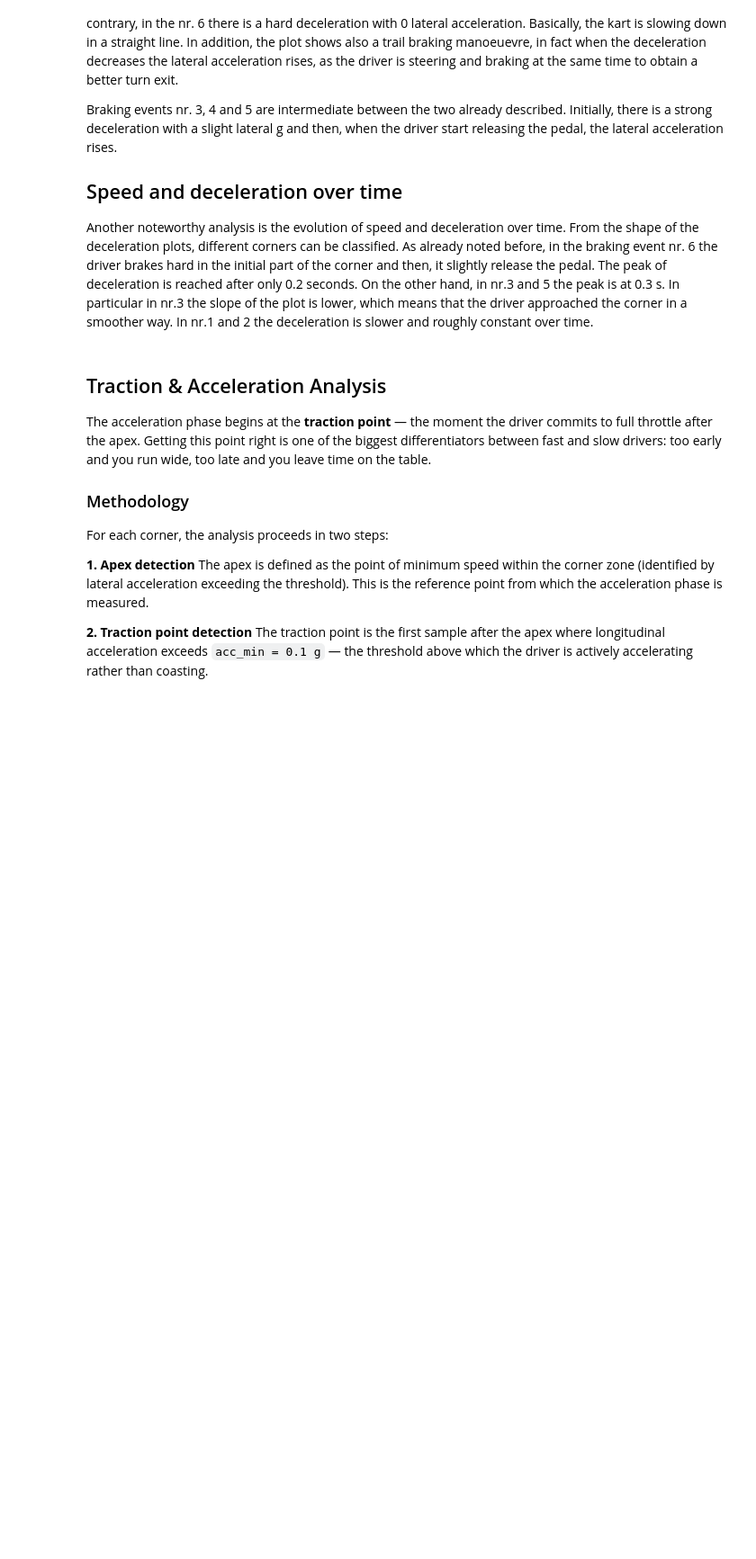
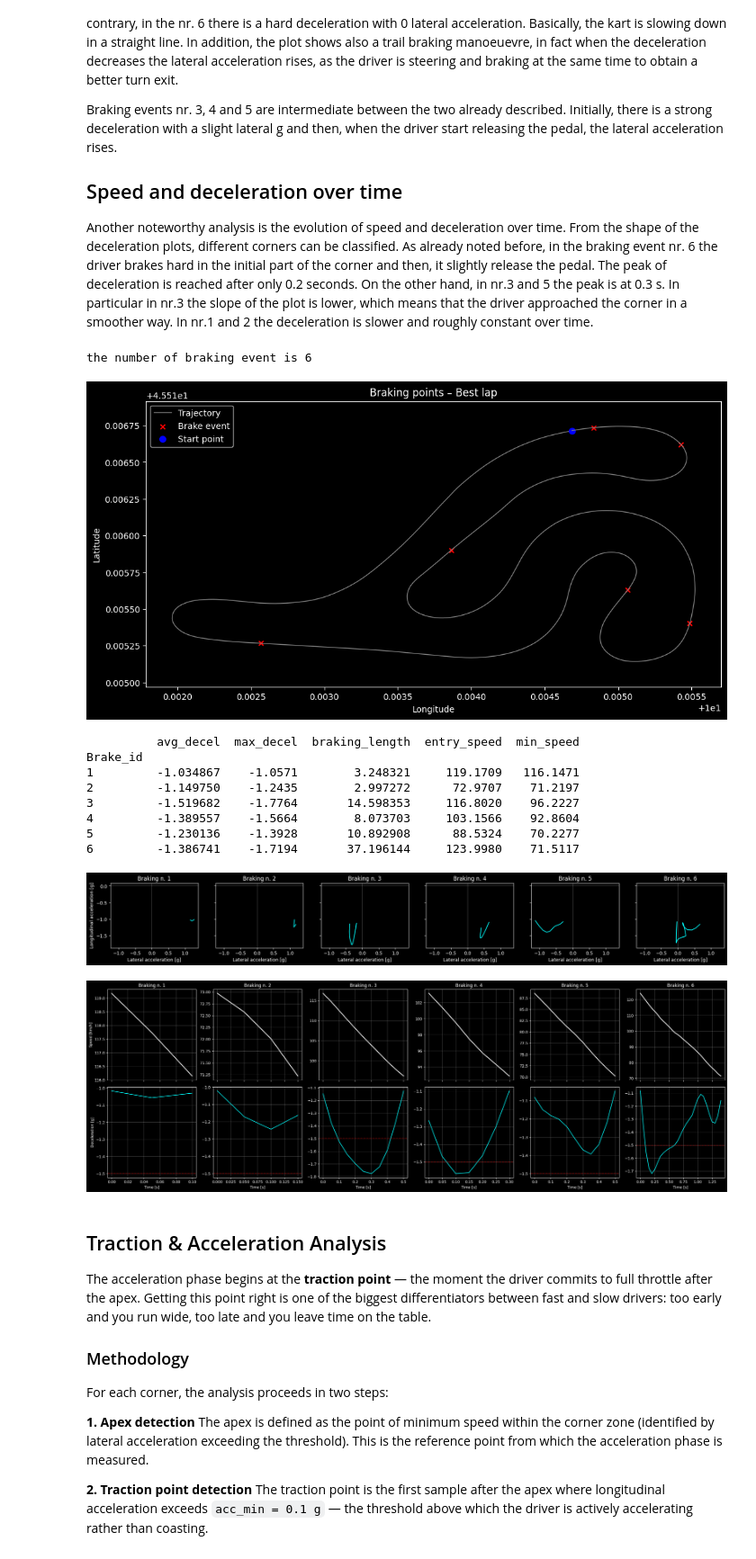
Before and after one commit to Dennisbettinsoli03/Kart_Telemetry_Analysis, a Jupyter notebook: Notebook.ipynb, the cells around one changed output. Shown at 90% size. Saved outputs shown, nothing was run; the diff lists cells and outputs as text; code cells hidden in the pictures; blank space fills up the shorter version.

```diff
--- a/Notebook.ipynb
+++ b/Notebook.ipynb
@@ -95,12 +145,25 @@ Braking events nr. 3, 4 and 5 are intermediate between the two already described
 Another noteworthy analysis is the evolution of speed and deceleration over time. From the shape of the deceleration plots, different corners can be classified. As already noted before, in the braking event nr. 6 the driver brakes hard in the initial part of the corner and then, it slightly release the pedal. The peak of deceleration is reached after only 0.2 seconds. On the other hand, in nr.3 and 5 the peak is at 0.3 s. In particular in nr.3 the slope of the plot is lower, which means that the driver approached the corner in a smoother way. In nr.1 and 2 the deceleration is slower and roughly constant over time.
 # %%
 # identify braking zones
-braking_zones(best_lap)
+braking_zones(best_lap, min_dec = -1)
 # plot
 braking_plot(best_lap)
 braking_kpi = braking_kpi(best_lap)
 print(braking_kpi)
 braking_analysis(best_lap)
+# %% [output]
+the number of braking event is 6
+[figure, added]
+          avg_decel  max_decel  braking_length  entry_speed  min_speed
+Brake_id
+1         -1.034867    -1.0571        3.248321     119.1709   116.1471
+2         -1.149750    -1.2435        2.997272      72.9707    71.2197
+3         -1.519682    -1.7764       14.598353     116.8020    96.2227
+4         -1.389557    -1.5664        8.073703     103.1566    92.8604
+5         -1.230136    -1.3928       10.892908      88.5324    70.2277
+6         -1.386741    -1.7194       37.196144     123.9980    71.5117
+[figure, added]
+[figure, added]
 # %% [markdown]
 
 ## Traction & Acceleration Analysis
```
Also changed, not shown: parts of 6 cells of this notebook.
